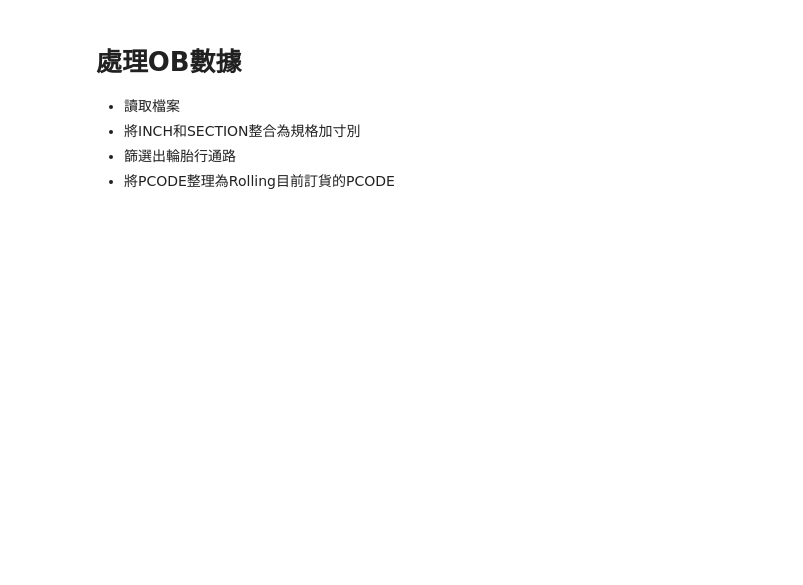
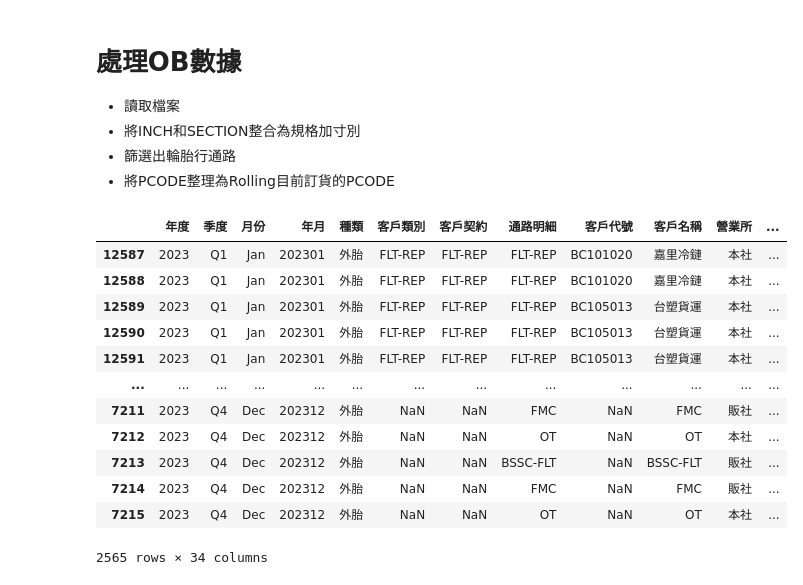
Before and after one commit to jimmyhsu1010/bridgestone_work_related, a Jupyter notebook: sales_related/Forecast相關/23RT2.ipynb, the cells around one changed output. Saved outputs shown, nothing was run; the diff lists cells and outputs as text; code cells hidden in the pictures; blank space fills up the shorter version.

```diff
--- a/sales_related/Forecast相關/23RT2.ipynb
+++ b/sales_related/Forecast相關/23RT2.ipynb
@@ -48,6 +91,32 @@ for item in ob["商品代號"].unique():
 - 將PCODE整理為Rolling目前訂貨的PCODE
 # %%
 # 讀取size_data的23OB數據
-ob = pd.read_excel(r"D:\kc.hsu\OneDrive - Bridgestone\價格相關\預算\2023\RT2\20230320_RT2_assumption.xlsx", sheet_name="size_data")
+ob = pd.read_excel(r"D:\kc.hsu\OneDrive - Bridgestone\數據\2023ACT\2023_Size Data_All 的複本.xlsx")
-# %%
-ob["寸別"] = ob["INCH"].astype(str).map(lambda x: "R" + x[0:-1] + "." + x[-1] if len(x) > 2 else "R" + x)
+# %%
+filter_1 = (ob["國內市場財別"] == "TBR(G)")
+filter_2 = (ob["預算/前實績"] == "23OB")
+filter_3 = (ob["大通路分類"] == "REP")
+filter_4 = (ob["年度"] == 2023)
+filter_5 = (~ob["月份"].isin(["Jan", "Feb"]))
+filter_6 = (ob["月份"].isin(["Jan", "Feb"]))
+filter_7 = (ob["預算/前實績"] == "23ACT")
+ob_filtered = ob[filter_1 & filter_2 & filter_3 & filter_4 & filter_5 & (ob["條數"] != 0)]
+ob_act = ob[filter_1 & filter_7 & filter_3 & filter_4 & filter_6 & (ob["條數"] != 0)]
+# %%
+ob = pd.concat([ob_act, ob_filtered])
+# %%
+ob
+# %% [output]
+|  | 年度 | 季度 | 月份 | 年月 | 種類 | 客戶類別 | 客戶契約 | 通路明細 | 客戶代號 | 客戶名稱 | 營業所 | ... |
+| 12587 | 2023 | Q1 | Jan | 202301 | 外胎 | FLT-REP | FLT-REP | FLT-REP | BC101020 | 嘉里冷鏈 | 本社 | ... |
+| 12588 | 2023 | Q1 | Jan | 202301 | 外胎 | FLT-REP | FLT-REP | FLT-REP | BC101020 | 嘉里冷鏈 | 本社 | ... |
+| 12589 | 2023 | Q1 | Jan | 202301 | 外胎 | FLT-REP | FLT-REP | FLT-REP | BC105013 | 台塑貨運 | 本社 | ... |
+| 12590 | 2023 | Q1 | Jan | 202301 | 外胎 | FLT-REP | FLT-REP | FLT-REP | BC105013 | 台塑貨運 | 本社 | ... |
+| 12591 | 2023 | Q1 | Jan | 202301 | 外胎 | FLT-REP | FLT-REP | FLT-REP | BC105013 | 台塑貨運 | 本社 | ... |
+| ... | ... | ... | ... | ... | ... | ... | ... | ... | ... | ... | ... | ... |
+| 7211 | 2023 | Q4 | Dec | 202312 | 外胎 | NaN | NaN | FMC | NaN | FMC | 販社 | ... |
+| 7212 | 2023 | Q4 | Dec | 202312 | 外胎 | NaN | NaN | OT | NaN | OT | 本社 | ... |
+| 7213 | 2023 | Q4 | Dec | 202312 | 外胎 | NaN | NaN | BSSC-FLT | NaN | BSSC-FLT | 販社 | ... |
+| 7214 | 2023 | Q4 | Dec | 202312 | 外胎 | NaN | NaN | FMC | NaN | FMC | 販社 | ... |
+| 7215 | 2023 | Q4 | Dec | 202312 | 外胎 | NaN | NaN | OT | NaN | OT | 本社 | ... |
+2565 rows × 34 columns
```
Also changed, not shown: parts of 50 cells of this notebook, 3 other files.
